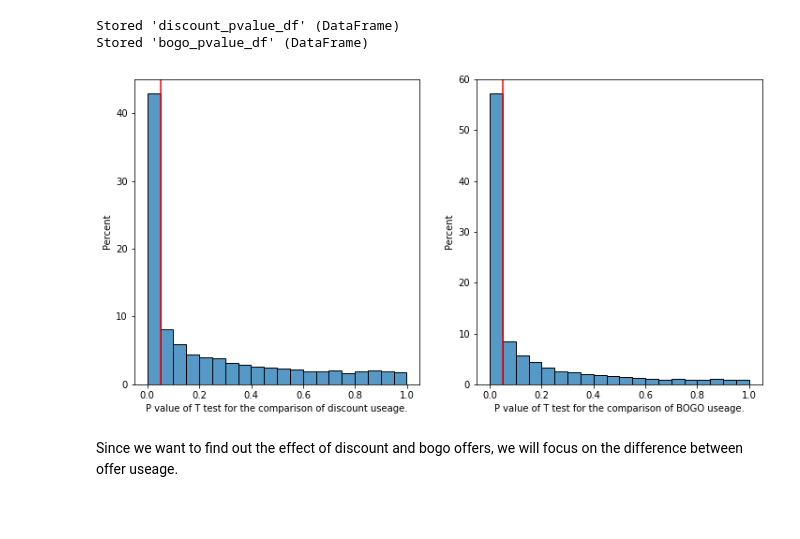
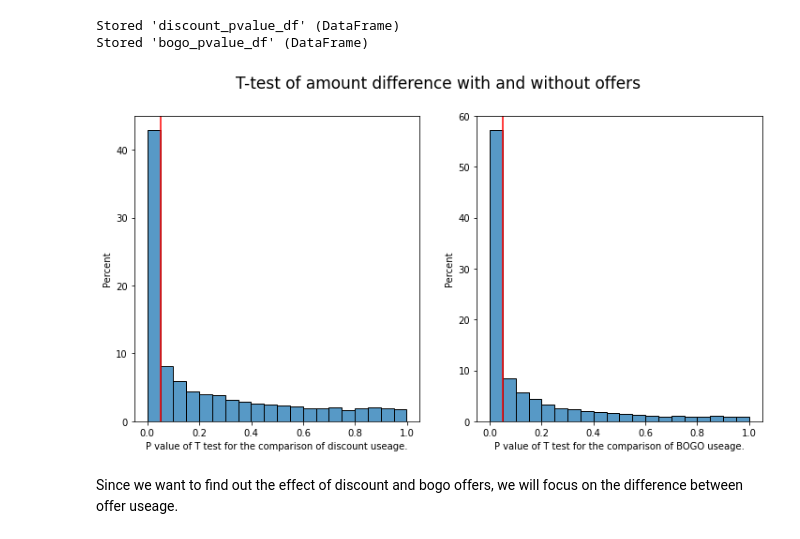
Before and after one commit to venson/starbucks, a Jupyter notebook: Starbucks_Capstone_notebook.ipynb, the cells around one changed output. Saved outputs shown, nothing was run; the diff lists cells and outputs as text; code cells hidden in the pictures; blank space fills up the shorter version.

```diff
--- a/Starbucks_Capstone_notebook.ipynb
+++ b/Starbucks_Capstone_notebook.ipynb
@@ -563,21 +565,22 @@ Stored 'bogo_pvalue_df' (DataFrame)
 # %%
 # Visualize
 # For T test result
 
 %store -r discount_pvalue_df
 %store -r bogo_pvalue_df
 fig, (ax1, ax2) = plt.subplots(nrows = 1, ncols = 2, figsize = (12, 6))
-
+fig.suptitle('T-test of amount difference with and without offers', fontsize=17)
 sns.histplot(data = discount_pvalue_df, x = 'pvalue' , stat = 'percent',bins = 20, ax = ax1)
 ax1.axvline(x = 0.05, color = 'r')
 ax1.set_xlabel('P value of T test for the comparison of discount useage.')
 
 sns.histplot(data = bogo_pvalue_df, x = 'pvalue', stat = 'percent', bins = 20 ,ax = ax2)
 ax2.axvline(x = 0.05, color = 'r')
 ax2.set_xlabel('P value of T test for the comparison of BOGO useage.')
+
 plt.show()
 # %% [output]
-[figure, old version]
+[figure, new version]
 # %% [markdown]
 Since we want to find out the effect of discount and bogo offers, we will focus on the difference between offer useage.
 # %% [markdown]
```
Also changed, not shown: parts of 17 cells of this notebook.
